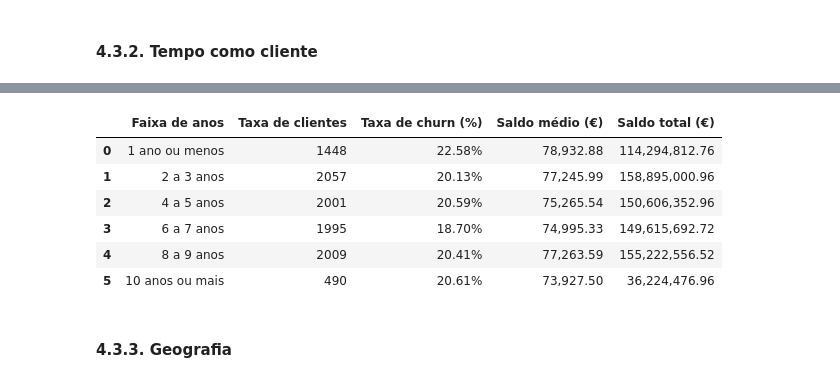
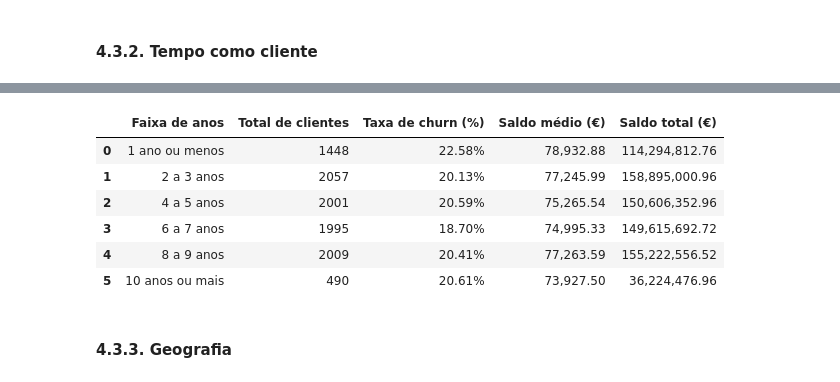
Before and after one commit to emso-exe/Churn_clientes_de_banco, a Jupyter notebook: notebooks/001_analise_exploratoria.ipynb, the cells around one changed output, grey strips where cells are left out. Drawn from its saved outputs; the diff is of its cells as text; code cells hidden in the pictures.

```diff
--- a/notebooks/001_analise_exploratoria.ipynb
+++ b/notebooks/001_analise_exploratoria.ipynb
@@ -1138,3 +1178,23 @@ age_analysis
 | 4 | 61+ | 464 | 0.25 | 75,742.60 | 35,144,564.73 |
 # %% [markdown]
 #### 4.3.2. Tempo como cliente
+# %%
+# Criar faixas de Tenure de 2 em 2 anos
+bins = [0, 2, 4, 6, 8, 10, float('inf')]
+labels = ['1 ano ou menos','2 a 3 anos','4 a 5 anos','6 a 7 anos','8 a 9 anos','10 anos ou mais']
+
+df['tenure_group'] = pd.cut(df['Tenure'], bins=bins, labels=labels, right=False, include_lowest=True)
+
+# Agrupamento por faixa de ano (Tenure)
+tenure_analysis = (
+    df.groupby('tenure_group').agg(
+        total_clientes=('Exited','count'),
+        taxa_churn=('Exited','mean'),
+        avg_balance=('Balance','mean'),
+        total_balance=('Balance','sum')
+    ).reset_index()
+)
+
+# Percentual do saldo total
+tenure_analysis['percentual_saldo'] = (
+    tenure_analysis['total_balance'] / tenure_analysis['total_balance'].sum() * 100)
@@ -1141,36 +1261,20 @@ age_analysis
 # %%
-# Criar faixas de Tenure de 2 em 2 anos
-bins = [0, 2, 4, 6, 8, 10, float('inf')]
-labels = ['1 ano ou menos','2 a 3 anos','4 a 5 anos','6 a 7 anos','8 a 9 anos','10 anos ou mais']
-
-df['tenure_group'] = pd.cut(df['Tenure'], bins=bins, labels=labels, right=False, include_lowest=True)
-
-# Agrupamento por faixa de ano (Tenure)
-tenure_analysis = (
-    df.groupby('tenure_group').agg(
-        total_clientes=('Exited','count'),
-        taxa_churn=('Exited','mean'),
-        avg_balance=('Balance','mean'),
-        total_balance=('Balance','sum')
-    ).reset_index()
-)
-
 # Formatação dos resultados
-tenure_analysis['Taxa de clientes'] = tenure_analysis['total_clientes'].apply(lambda x: f'{x:.0f}')
+tenure_analysis['Total de clientes'] = tenure_analysis['total_clientes'].apply(lambda x: f'{x:.0f}')
 tenure_analysis['Taxa de churn (%)'] = tenure_analysis['taxa_churn'].apply(lambda x: f'{x:.2%}')
 tenure_analysis['Saldo médio (€)'] = tenure_analysis['avg_balance'].apply(lambda x: f'{x:,.2f}')
 tenure_analysis['Saldo total (€)'] = tenure_analysis['total_balance'].apply(lambda x: f'{x:,.2f}')
 
 # Remover colunas numéricas originais
-tenure_analysis = tenure_analysis.drop(columns=['total_clientes', 'taxa_churn', 'avg_balance', 'total_balance'])
+tenure_analysis = tenure_analysis.drop(columns=['percentual_saldo','total_clientes', 'taxa_churn', 'avg_balance', 'total_balance'])
 
 # Renomear colunas para apresentação
 tenure_analysis.rename(columns={'tenure_group': 'Faixa de anos'}, inplace=True)
 
 # Exibir tabela final
 tenure_analysis
 # %% [output]
-|  | Faixa de anos | Taxa de clientes | Taxa de churn (%) | Saldo médio (€) | Saldo total (€) |
+|  | Faixa de anos | Total de clientes | Taxa de churn (%) | Saldo médio (€) | Saldo total (€) |
 | 0 | 1 ano ou menos | 1448 | 22.58% | 78,932.88 | 114,294,812.76 |
 | 1 | 2 a 3 anos | 2057 | 20.13% | 77,245.99 | 158,895,000.96 |
 | 2 | 4 a 5 anos | 2001 | 20.59% | 75,265.54 | 150,606,352.96 |
```
Also changed, not shown: parts of 16 cells of this notebook.
